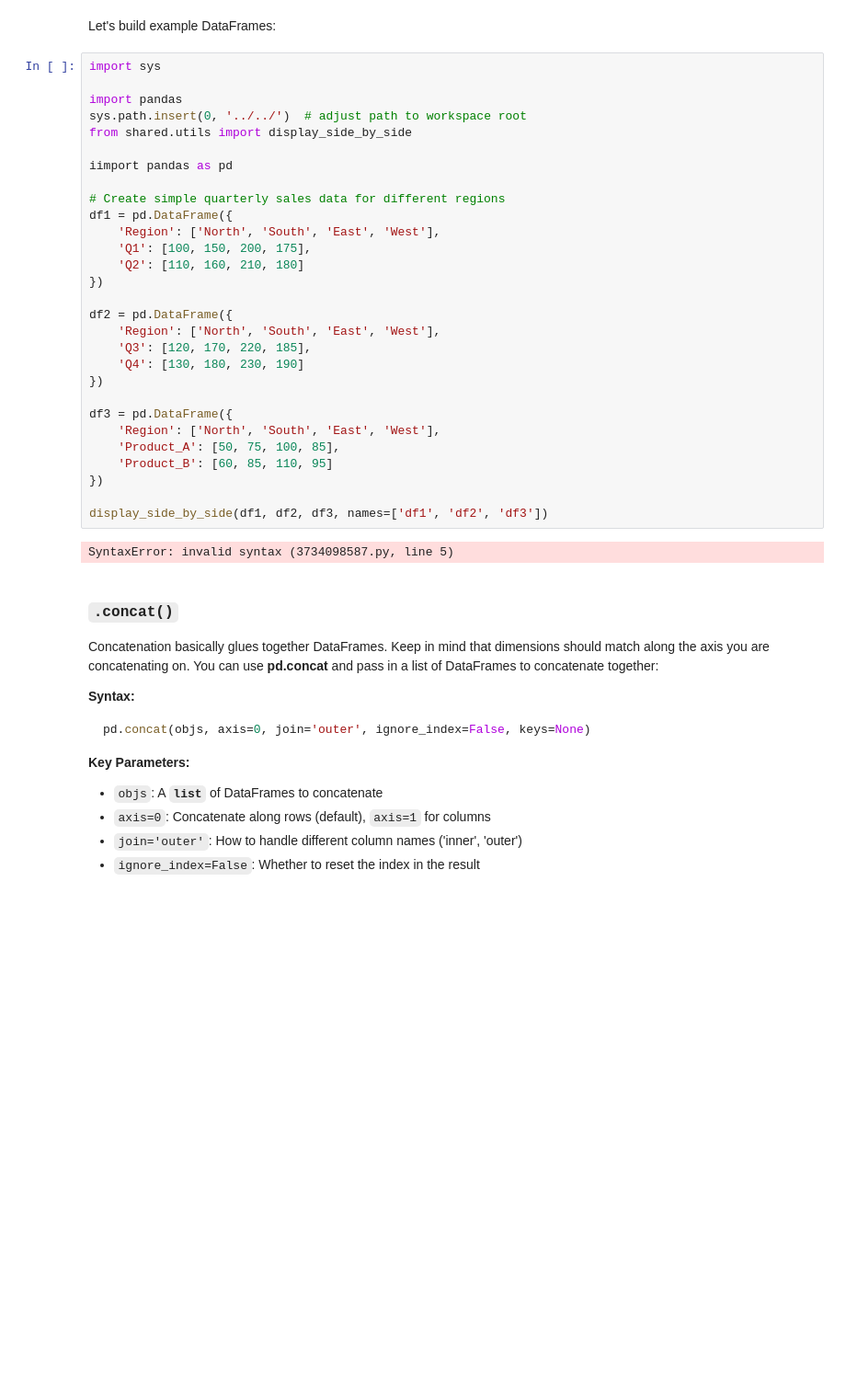
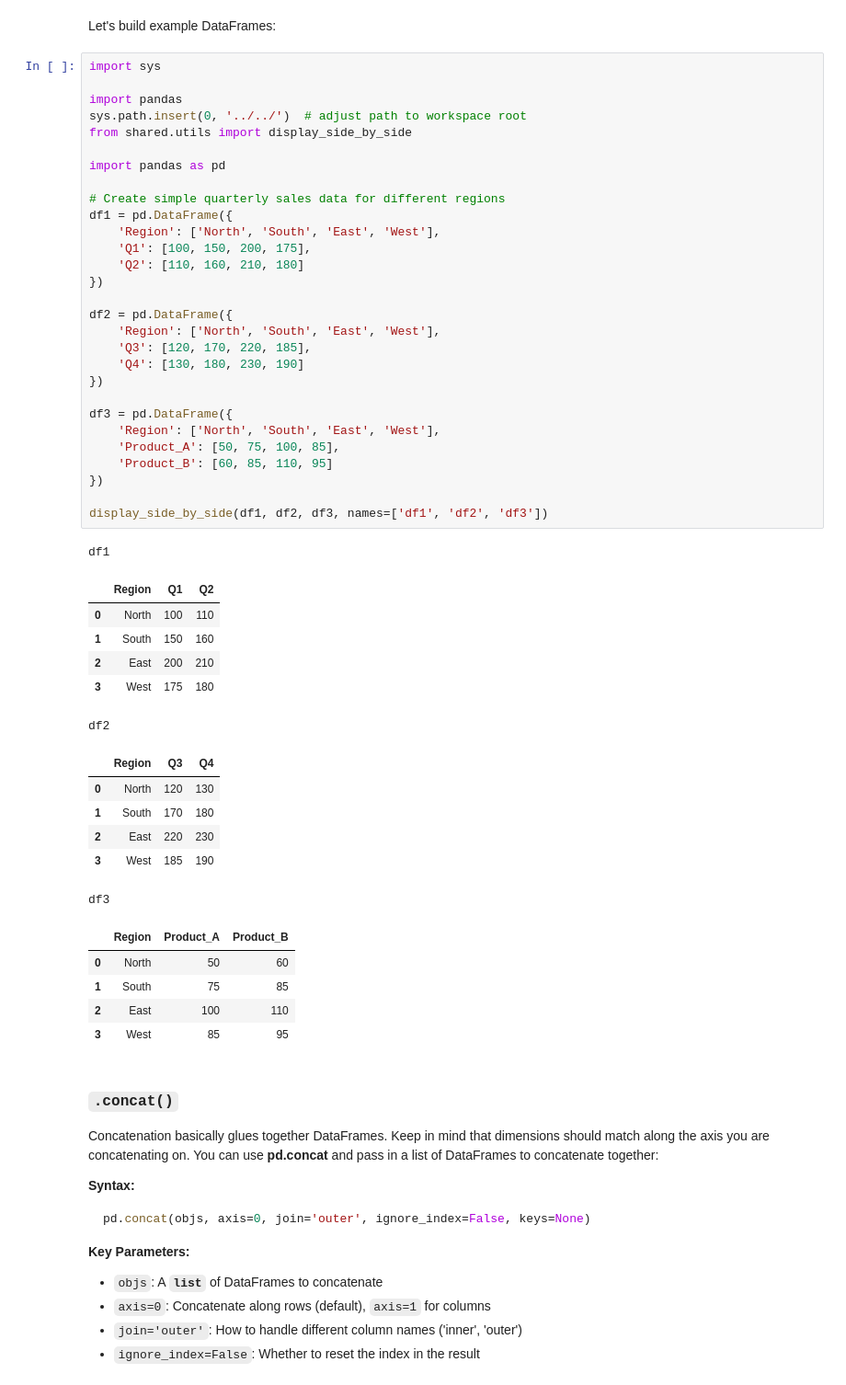
Before and after one commit to tychen742/dsm, a Jupyter notebook: chapters/04-pandas/0405-data-operations.ipynb, the cells around one changed output. Shown at 92% size. Saved outputs shown, nothing was run; the diff lists cells and outputs as text; blank space fills up the shorter version.

```diff
--- a/chapters/04-pandas/0405-data-operations.ipynb
+++ b/chapters/04-pandas/0405-data-operations.ipynb
@@ -57,34 +57,51 @@ Let's build example DataFrames:
 # %%
 import sys
 
 import pandas
 sys.path.insert(0, '../../')  # adjust path to workspace root
 from shared.utils import display_side_by_side
 
-iimport pandas as pd
+import pandas as pd
 
 # Create simple quarterly sales data for different regions
 df1 = pd.DataFrame({
     'Region': ['North', 'South', 'East', 'West'],
     'Q1': [100, 150, 200, 175],
     'Q2': [110, 160, 210, 180]
 })
 
 df2 = pd.DataFrame({
     'Region': ['North', 'South', 'East', 'West'],
     'Q3': [120, 170, 220, 185],
     'Q4': [130, 180, 230, 190]
 })
 
 df3 = pd.DataFrame({
     'Region': ['North', 'South', 'East', 'West'],
     'Product_A': [50, 75, 100, 85],
     'Product_B': [60, 85, 110, 95]
 })
 
 display_side_by_side(df1, df2, df3, names=['df1', 'df2', 'df3'])
 # %% [output]
-SyntaxError: invalid syntax (3734098587.py, line 5)
+df1
+|  | Region | Q1 | Q2 |
+| 0 | North | 100 | 110 |
+| 1 | South | 150 | 160 |
+| 2 | East | 200 | 210 |
+| 3 | West | 175 | 180 |
+df2
+|  | Region | Q3 | Q4 |
+| 0 | North | 120 | 130 |
+| 1 | South | 170 | 180 |
+| 2 | East | 220 | 230 |
+| 3 | West | 185 | 190 |
+df3
+|  | Region | Product_A | Product_B |
+| 0 | North | 50 | 60 |
+| 1 | South | 75 | 85 |
+| 2 | East | 100 | 110 |
+| 3 | West | 85 | 95 |
 # %% [markdown]
 ### `.concat()`
 
```
